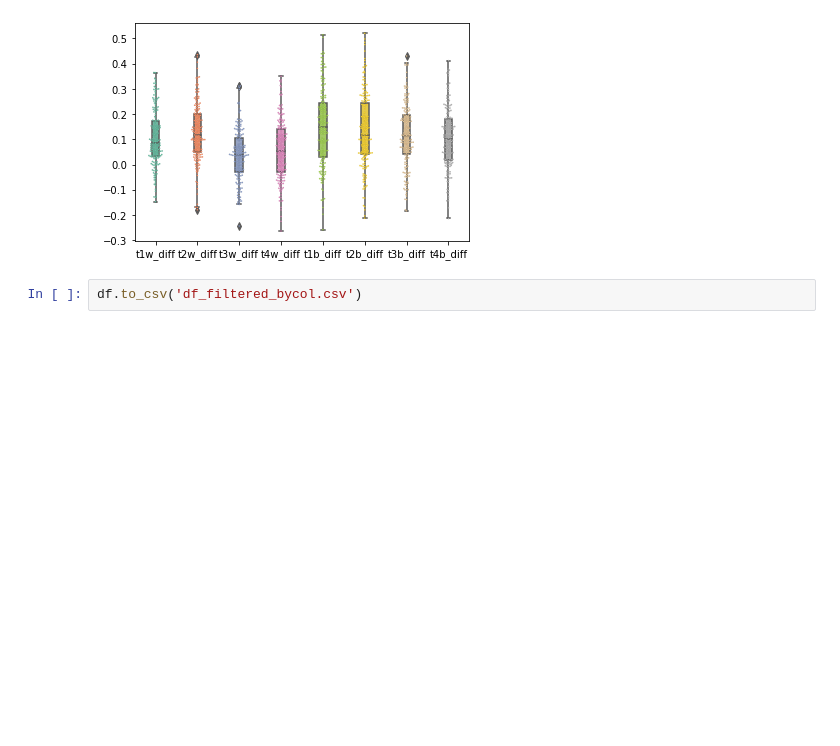
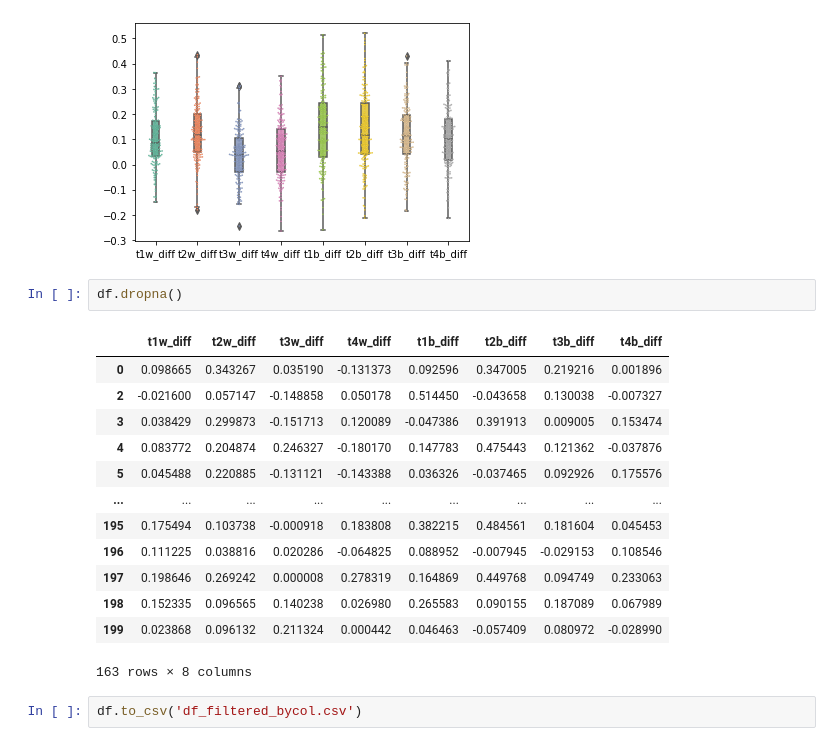
Before and after one commit to davide-aloi/mri_scripts, a Jupyter notebook: utilities/outliers.ipynb, the cells around one changed output. Cells and saved outputs as stored; diff of their text form; blank space fills up the shorter version.

```diff
--- a/utilities/outliers.ipynb
+++ b/utilities/outliers.ipynb
@@ -49,6 +49,22 @@ sns.swarmplot(data=df, palette="Set2", size=1.5, edgecolor="black", linewidth=.0
 # %% [output]
 <AxesSubplot:>
 [figure]
+# %%
+df.dropna()
+# %% [output]
+|  | t1w_diff | t2w_diff | t3w_diff | t4w_diff | t1b_diff | t2b_diff | t3b_diff | t4b_diff |
+| 0 | 0.098665 | 0.343267 | 0.035190 | -0.131373 | 0.092596 | 0.347005 | 0.219216 | 0.001896 |
+| 2 | -0.021600 | 0.057147 | -0.148858 | 0.050178 | 0.514450 | -0.043658 | 0.130038 | -0.007327 |
+| 3 | 0.038429 | 0.299873 | -0.151713 | 0.120089 | -0.047386 | 0.391913 | 0.009005 | 0.153474 |
+| 4 | 0.083772 | 0.204874 | 0.246327 | -0.180170 | 0.147783 | 0.475443 | 0.121362 | -0.037876 |
+| 5 | 0.045488 | 0.220885 | -0.131121 | -0.143388 | 0.036326 | -0.037465 | 0.092926 | 0.175576 |
+| ... | ... | ... | ... | ... | ... | ... | ... | ... |
+| 195 | 0.175494 | 0.103738 | -0.000918 | 0.183808 | 0.382215 | 0.484561 | 0.181604 | 0.045453 |
+| 196 | 0.111225 | 0.038816 | 0.020286 | -0.064825 | 0.088952 | -0.007945 | -0.029153 | 0.108546 |
+| 197 | 0.198646 | 0.269242 | 0.000008 | 0.278319 | 0.164869 | 0.449768 | 0.094749 | 0.233063 |
+| 198 | 0.152335 | 0.096565 | 0.140238 | 0.026980 | 0.265583 | 0.090155 | 0.187089 | 0.067989 |
+| 199 | 0.023868 | 0.096132 | 0.211324 | 0.000442 | 0.046463 | -0.057409 | 0.080972 | -0.028990 |
+163 rows × 8 columns
 # %%
 df.to_csv('df_filtered_bycol.csv')
 # %%
```
